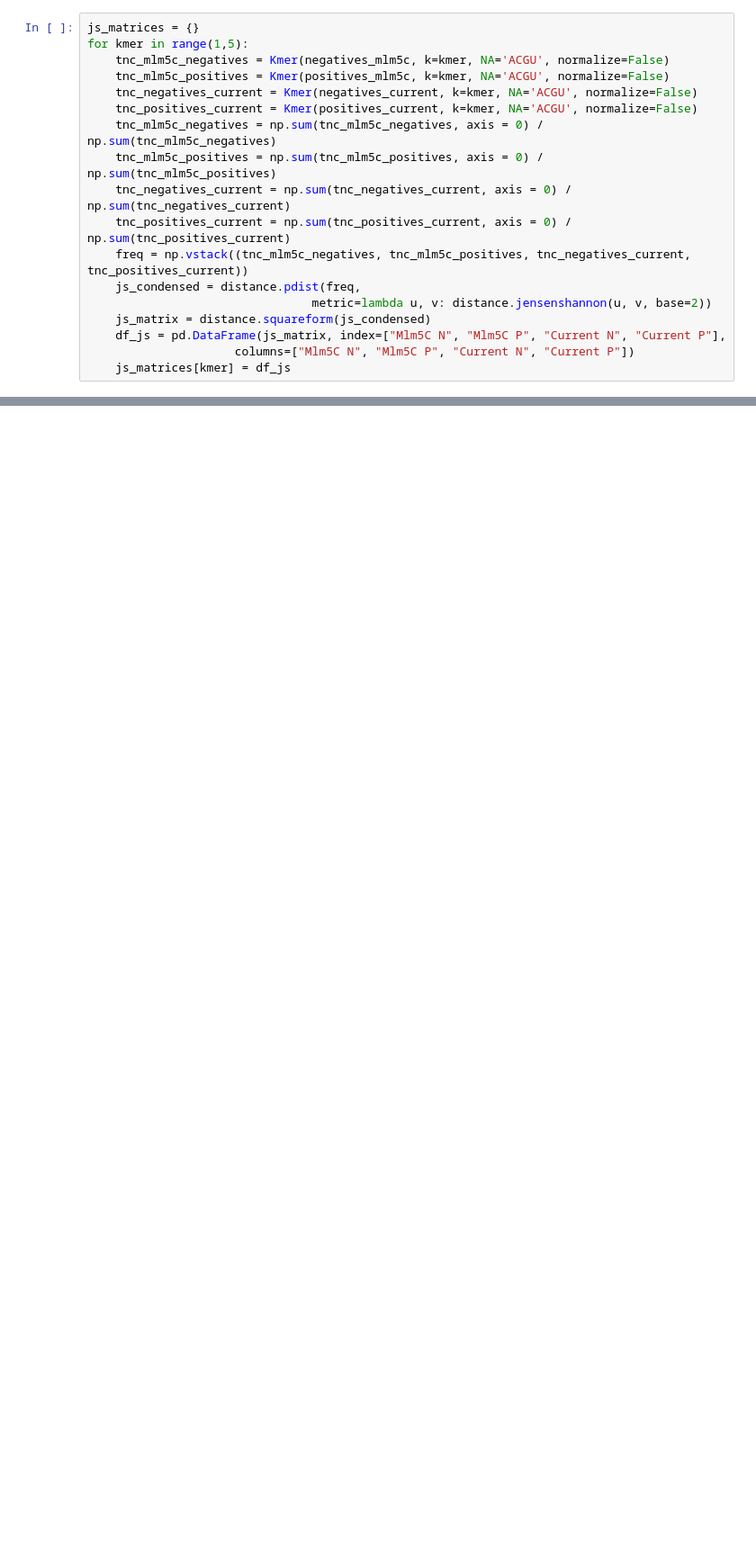
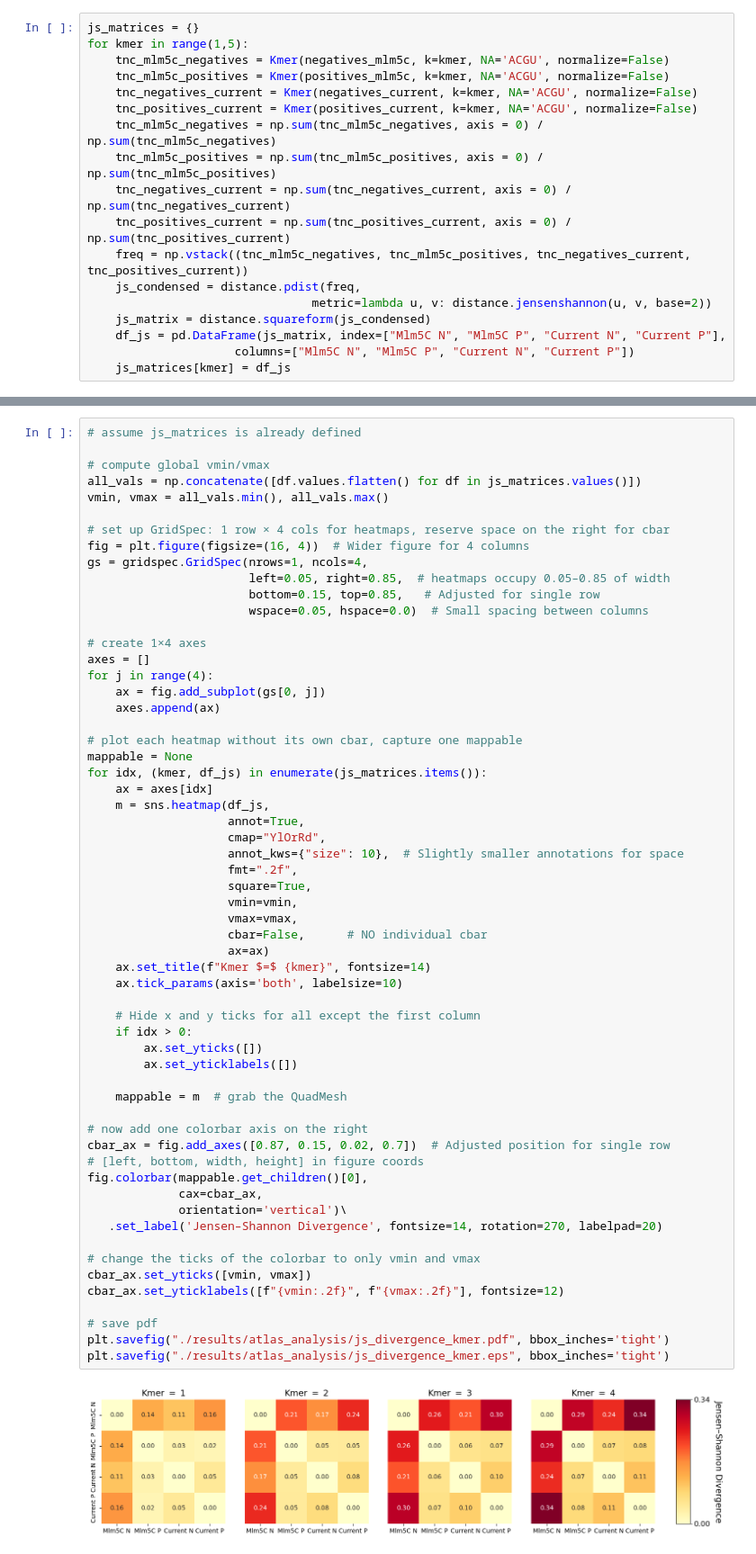
Before and after one commit to AnacletoLAB/RNA_m5C_predict, a Jupyter notebook: experiments/nucleotide_composition.ipynb, the cells around one changed output, grey strips where cells are left out. Shown at 90% size. Drawn from its saved outputs; the diff is of its cells as text; blank space fills up the shorter version.

```diff
--- a/experiments/nucleotide_composition.ipynb
+++ b/experiments/nucleotide_composition.ipynb
@@ -180,2 +181,63 @@ plt.savefig("./results/atlas_analysis/js_divergence_kmer.pdf", bbox_inches='tigh
 # %% [output]
 [figure]
+# %%
+# assume js_matrices is already defined
+
+# compute global vmin/vmax
+all_vals = np.concatenate([df.values.flatten() for df in js_matrices.values()])
+vmin, vmax = all_vals.min(), all_vals.max()
+
+# set up GridSpec: 1 row × 4 cols for heatmaps, reserve space on the right for cbar
+fig = plt.figure(figsize=(16, 4))  # Wider figure for 4 columns
+gs = gridspec.GridSpec(nrows=1, ncols=4,
+                       left=0.05, right=0.85,  # heatmaps occupy 0.05–0.85 of width
+                       bottom=0.15, top=0.85,   # Adjusted for single row
+                       wspace=0.05, hspace=0.0)  # Small spacing between columns
+
+# create 1×4 axes
+axes = []
+for j in range(4):
+    ax = fig.add_subplot(gs[0, j])
+    axes.append(ax)
+
+# plot each heatmap without its own cbar, capture one mappable
+mappable = None
+for idx, (kmer, df_js) in enumerate(js_matrices.items()):
+    ax = axes[idx]
+    m = sns.heatmap(df_js,
+                    annot=True,
+                    cmap="YlOrRd",
+                    annot_kws={"size": 10},  # Slightly smaller annotations for space
+                    fmt=".2f",
+                    square=True,
+                    vmin=vmin,
+                    vmax=vmax,
+                    cbar=False,      # NO individual cbar
+                    ax=ax)
+    ax.set_title(f"Kmer $=$ {kmer}", fontsize=14)
+    ax.tick_params(axis='both', labelsize=10)
+
+    # Hide x and y ticks for all except the first column
+    if idx > 0:
+        ax.set_yticks([])
+        ax.set_yticklabels([])
+
+    mappable = m  # grab the QuadMesh
+
+# now add one colorbar axis on the right
+cbar_ax = fig.add_axes([0.87, 0.15, 0.02, 0.7])  # Adjusted position for single row
+# [left, bottom, width, height] in figure coords
+fig.colorbar(mappable.get_children()[0],
+             cax=cbar_ax,
+             orientation='vertical')\
+   .set_label('Jensen–Shannon Divergence', fontsize=14, rotation=270, labelpad=20)
+
+# change the ticks of the colorbar to only vmin and vmax
+cbar_ax.set_yticks([vmin, vmax])
+cbar_ax.set_yticklabels([f"{vmin:.2f}", f"{vmax:.2f}"], fontsize=12)
+
+# save pdf
+plt.savefig("./results/atlas_analysis/js_divergence_kmer.pdf", bbox_inches='tight')
+plt.savefig("./results/atlas_analysis/js_divergence_kmer.eps", bbox_inches='tight')
+# %% [output]
+[figure, added]
```
Also changed, not shown: parts of 2 cells of this notebook, 6 other files.
